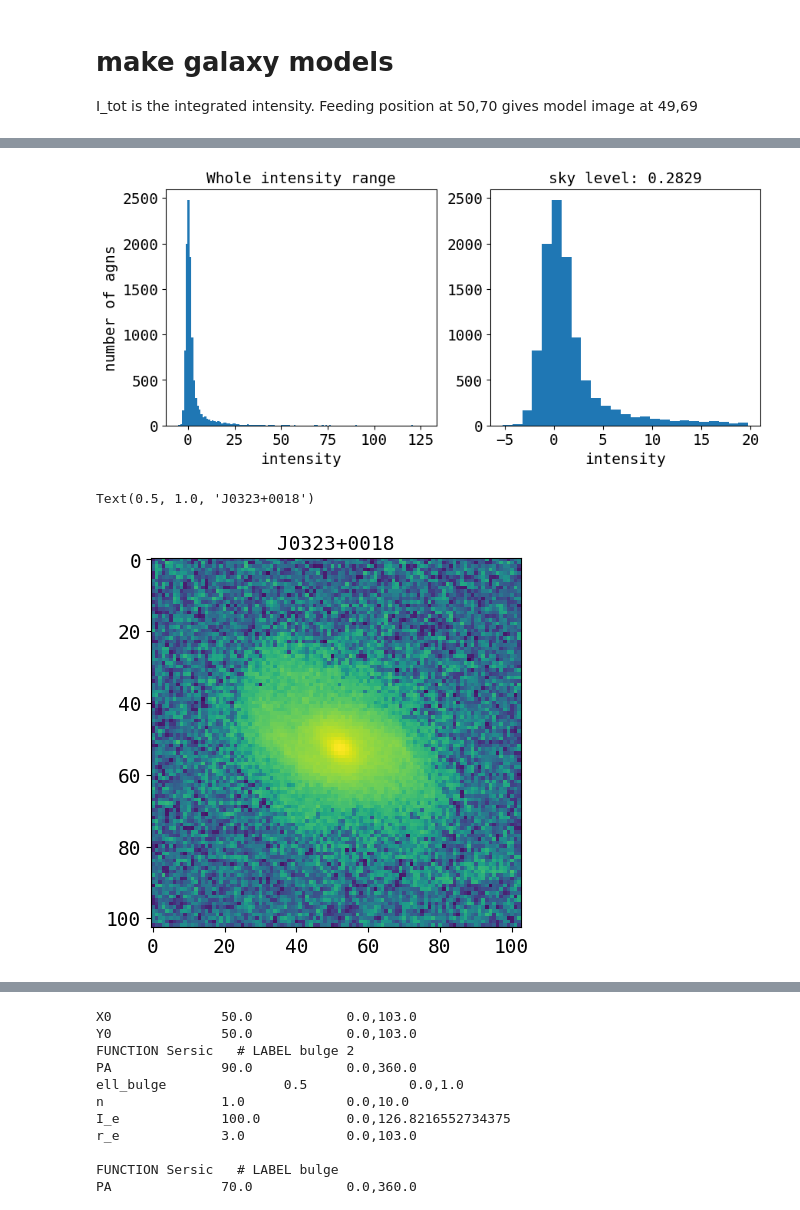
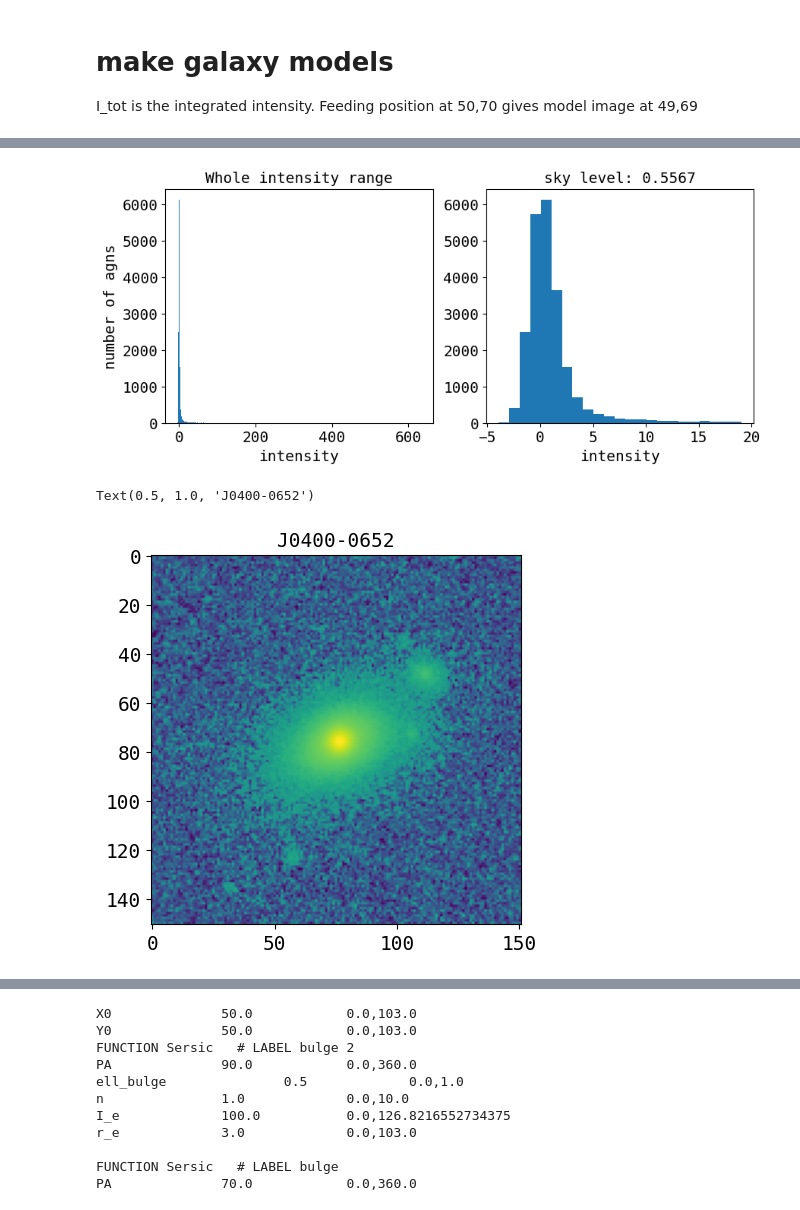
Before and after one commit to insepien/dualAGN, a Jupyter notebook: scrap_notebooks/checkFit.ipynb, the cells around one changed output, grey strips where cells are left out. Saved outputs shown, nothing was run; the diff lists cells and outputs as text; code cells hidden in the pictures.

```diff
--- a/scrap_notebooks/checkFit.ipynb
+++ b/scrap_notebooks/checkFit.ipynb
@@ -536,5 +540,5 @@ def mask_image(image,rad,intens,agn_mask_size):
 # %%
-on = "J0323+0018"
+on = "J0400-0652"
 imageFile = glob.glob(os.path.expanduser("~/agn-result/box/final_cut/"+on+"*"))[-1]
 imageAGN = fits.getdata(os.path.expanduser(imageFile))
 with open(os.path.expanduser("~/research-data/psf-results/psf_pkls/psf_"+on+".pkl"),"rb") as f:
@@ -554,34 +558,34 @@ def make1model(xpos,ypos,function_dict,psf,dataImage):
     func_set_dict = {'X0': xpos, 'Y0': ypos,
                     'function_list': [function_dict]}
     funcset = [func_set_dict]
     model= pyimfit.ModelDescription.dict_to_ModelDescription({'function_sets':funcset})
     fitter = pyimfit.Imfit(model,psf=psf)
     return fitter
 
 
 sersic_dict, psf_dict, gaussian_dict, flatsky_dict, flatbar_dict, exp_dict = makeModelDict(PA_ss=200, ell_ss=0.1, n_ss=1, I_ss=1, r_ss=20, Itot=itot,
                                                                      PA_lim=[0,360], ell_lim=[0.0,1.0], I_lim=[0.1,Imax],
                                                                      Iss_lim=[0.1,Imax], rss_lim=[0.1,framelim], Itot_lim=[0.1,1e4],
                                                                      sigma = 5, sigma_lim = [1,20], Isky = 2.5, Isky_lim =[0,10],
                                                                      h1=10,h2=10,h_lim=[0.1,framelim],alpha=0.1,alpha_lim=[0.1,framelim])
 
 
 # make models
 hlim_max=1000
 models_n1 = galaxy_model(X0=xs[0], Y0=ys[0],
                          X1=xs[1], Y1=ys[1],
                          Xss0=xs[0], Yss0=ys[0],
                          Xss1=xs[1], Yss1=ys[1],
                          Xlim=[0,framelim], Ylim=[0,framelim], Xsslim = [0,framelim], Ysslim=[0,framelim],
                          PA_ss=200, ell_ss=0.1, n_ss=1, I_ss=1, r_ss=20, Itot=itot,
                          PA_lim=[0,360], ell_lim=[0.0,1.0], I_lim=[0.1,Imax],
                          Iss_lim=[0.1,Imax], rss_lim=[0.1,framelim], Itot_lim=[0.1,1e4],
                          sigma = 5, sigma_lim = [1,20],midf=midF, Isky = 2.5, Isky_lim =[0,10],
                          h1=10,h2=10,h_lim=[0.1,hlim_max],alpha=0.1,alpha_lim=[0.1,framelim])
 
 sky = find_sky(imageAGN,plothist=True)
 # %% [output]
-[figure, old version]
+[figure, new version]
 # %%
 plt.imshow(imageAGN, norm='symlog')
 plt.title(on)
@@ -590,8 +594,8 @@ plt.title(on)
 #plt.imshow(mask_image(image=imageAGN,rad=15,intens=15,agn_mask_size=30), norm='symlog')
 #imageAGN_masked = mask_image(image=imageAGN,rad=15,intens=15,agn_mask_size=30)
 # %% [output]
-Text(0.5, 1.0, 'J0323+0018')
+Text(0.5, 1.0, 'J0400-0652')
-[figure, old version]
+[figure, new version]
 # %%
 def _dofit_no_oversp(model, dataImage, psf, readnoise=0.22, expT=1, skylevel = 654.63, ncom=4, solver="NM",effgain=1):
     """do fit with not oversampled psf
```
Also changed, not shown: parts of 6 cells of this notebook, 6 other files.
